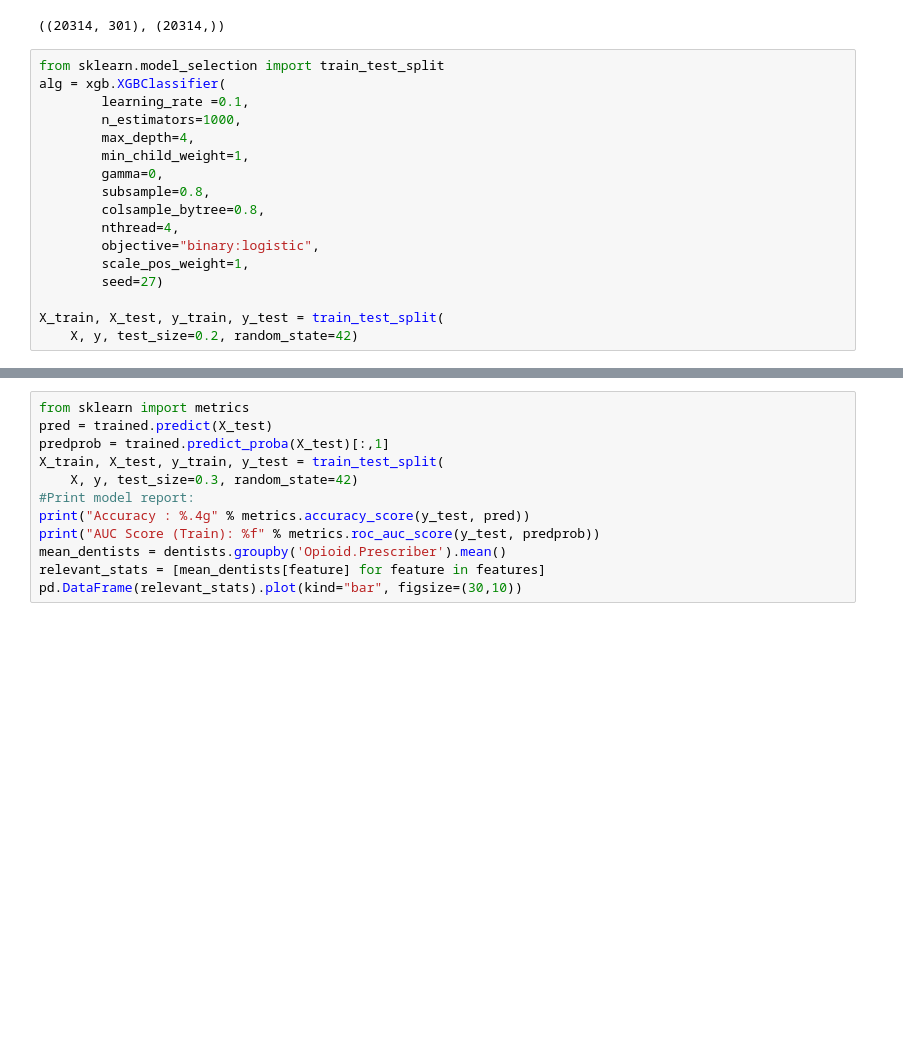
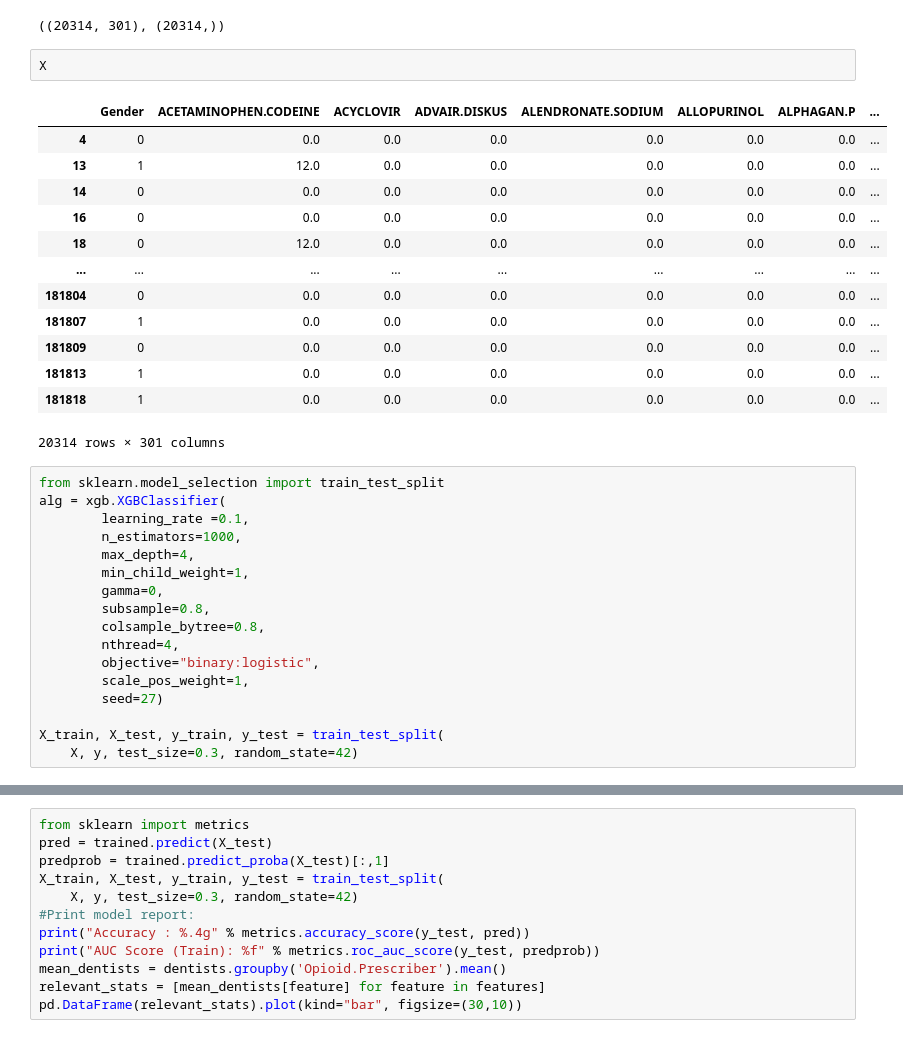
Before and after one commit to ssonkol/Medication_Prediction, a Jupyter notebook: Notebook/Opioid_Check.ipynb, the cells around one changed output, grey strips where cells are left out. Saved outputs shown, nothing was run; the diff lists cells and outputs as text; blank space fills up the shorter version.

```diff
--- a/Notebook/Opioid_Check.ipynb
+++ b/Notebook/Opioid_Check.ipynb
@@ -51,6 +51,22 @@ Try using .loc[row_indexer,col_indexer] = value instead
 See the caveats in the documentation: http://pandas.pydata.org/pandas-docs/stable/user_guide/indexing.html#returning-a-view-versus-a-copy
   This is separate from the ipykernel package so we can avoid doing imports until
 ((20314, 301), (20314,))
+# %%
+X
+# %% [output]
+|  | Gender | ACETAMINOPHEN.CODEINE | ACYCLOVIR | ADVAIR.DISKUS | ALENDRONATE.SODIUM | ALLOPURINOL | ALPHAGAN.P | ... |
+| 4 | 0 | 0.0 | 0.0 | 0.0 | 0.0 | 0.0 | 0.0 | ... |
+| 13 | 1 | 12.0 | 0.0 | 0.0 | 0.0 | 0.0 | 0.0 | ... |
+| 14 | 0 | 0.0 | 0.0 | 0.0 | 0.0 | 0.0 | 0.0 | ... |
+| 16 | 0 | 0.0 | 0.0 | 0.0 | 0.0 | 0.0 | 0.0 | ... |
+| 18 | 0 | 12.0 | 0.0 | 0.0 | 0.0 | 0.0 | 0.0 | ... |
+| ... | ... | ... | ... | ... | ... | ... | ... | ... |
+| 181804 | 0 | 0.0 | 0.0 | 0.0 | 0.0 | 0.0 | 0.0 | ... |
+| 181807 | 1 | 0.0 | 0.0 | 0.0 | 0.0 | 0.0 | 0.0 | ... |
+| 181809 | 0 | 0.0 | 0.0 | 0.0 | 0.0 | 0.0 | 0.0 | ... |
+| 181813 | 1 | 0.0 | 0.0 | 0.0 | 0.0 | 0.0 | 0.0 | ... |
+| 181818 | 1 | 0.0 | 0.0 | 0.0 | 0.0 | 0.0 | 0.0 | ... |
+20314 rows × 301 columns
 # %%
 from sklearn.model_selection import train_test_split
 alg = xgb.XGBClassifier(
@@ -67,7 +83,7 @@ alg = xgb.XGBClassifier(
         seed=27)
 
 X_train, X_test, y_train, y_test = train_test_split(
-    X, y, test_size=0.2, random_state=42)
+    X, y, test_size=0.3, random_state=42)
 # %%
 #xgBoost Model
 metrics = ['auc', 'map']
```
Also changed, not shown: parts of 4 cells of this notebook, 3 other files.
